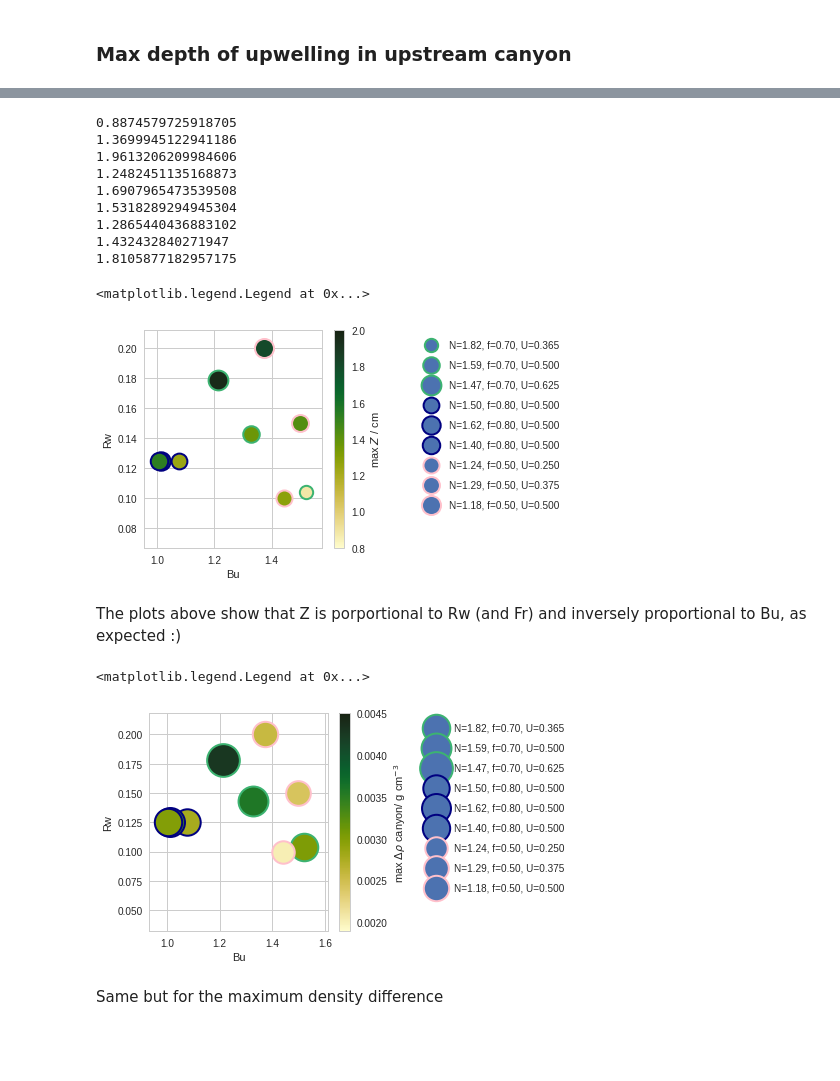
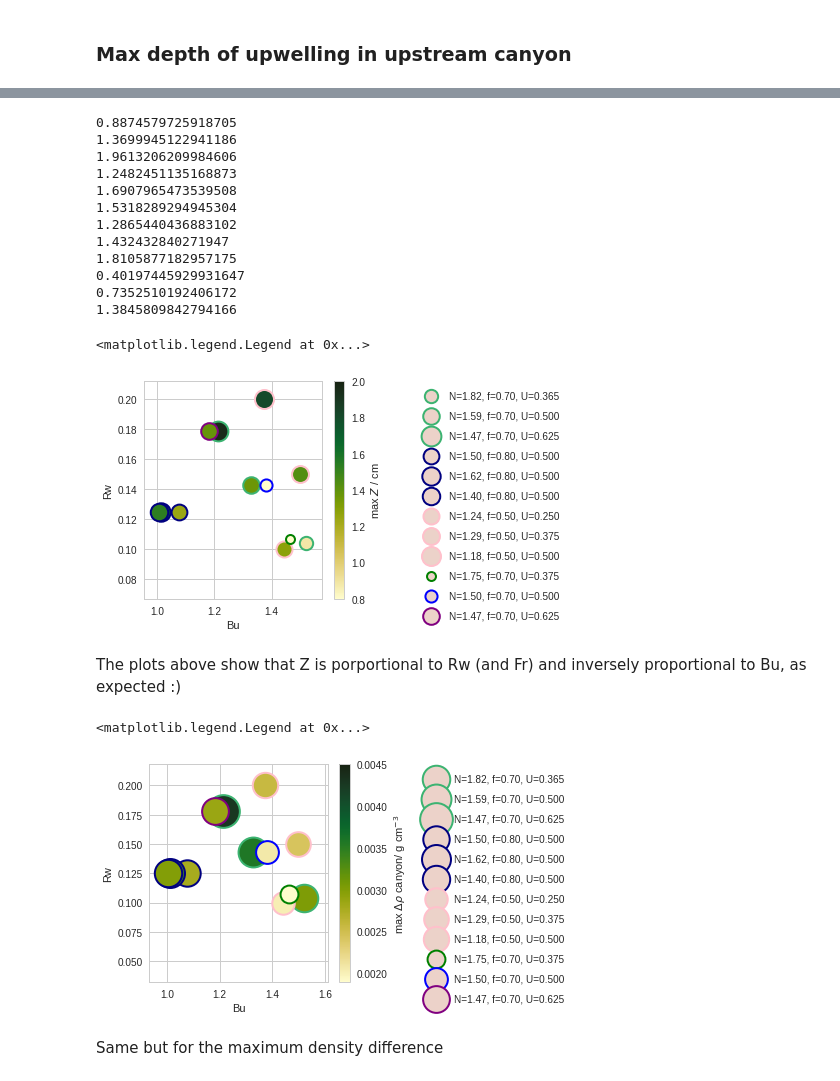
Before and after one commit to UBC-MOAD/MultipleCanyons, a Jupyter notebook: lab/Conduino/notebooks/all_experiments_one_canyon.ipynb, the cells around one changed output, grey strips where cells are left out. Saved outputs shown, nothing was run; the diff lists cells and outputs as text; code cells hidden in the pictures; blank space fills up the shorter version.

```diff
--- a/lab/Conduino/notebooks/all_experiments_one_canyon.ipynb
+++ b/lab/Conduino/notebooks/all_experiments_one_canyon.ipynb
@@ -227,5 +80,7 @@ S09 = {"date": "21Aug19",
 # %%
-exp_dicts = [S01, S02, S03, S04, S05, S06, S07,S08,S09]
+exp_dicts = [exdic.S01, exdic.S02, exdic.S03, exdic.S04,
+             exdic.S05, exdic.S06, exdic.S07, exdic.S08,
+             exdic.S09, exdic.S10, exdic.S11, exdic.S12]
 exp_num = len(exp_dicts) # number of experiment dictionaries
 
 colors = ['teal','darkorange','yellowgreen', 'tan']
@@ -398,11 +257,18 @@ for exp, kk in zip(exp_dicts, range(exp_num)):
 
         inertial_period = 1/((exp["fo"])/(2*np.pi))
         win = int(inertial_period/dt)
-        sca = ax1.plot(Bu,(np.max(ctools.filter_timeseries(dens1[0:2400]-dens1[0],winlen=win))),
+
+        if exp['date']=='22Aug19':
+            # Uncovered canyon
+            delta_rho = 1000*(np.max(ctools.filter_timeseries(dens2[0:2400]-dens2[0],winlen=win))) # kg/m^3
+        else:
+            delta_rho = 1000*(np.max(ctools.filter_timeseries(dens1[0:2400]-dens1[0],winlen=win))) # kg/m^3
+
+        sca = ax1.plot(Bu,np.max(delta_rho),
                        'o',color='limegreen', markeredgecolor='0.5', markeredgewidth=1)
-        sca2 = ax2.plot(Rw,(np.max(ctools.filter_timeseries(dens1[0:2400]-dens1[0],winlen=win))),
+        sca2 = ax2.plot(Rw,np.max(delta_rho),
                         'o',color='limegreen', markeredgecolor='0.5', markeredgewidth=1)
-        sca3 = ax3.plot(Fr,(np.max(ctools.filter_timeseries(dens1[0:2400]-dens1[0],winlen=win))),
+        sca3 = ax3.plot(Fr,np.max(delta_rho),
                         'o',color='limegreen', markeredgecolor='0.5', markeredgewidth=1)
 
 ax1.set_xlabel('Bu')
@@ -441,7 +307,11 @@ for exp, kk in zip(exp_dicts, range(exp_num)):
 
         inertial_period = 1/((exp["fo"])/(2*np.pi))
         win = int(inertial_period/dt)
-        delta_rho = 1000*(np.max(ctools.filter_timeseries(dens1[0:2400]-dens1[0],winlen=win))) # kg/m^3
+        if exp['date']=='22Aug19':
+            # Uncovered canyon
+            delta_rho = 1000*(np.max(ctools.filter_timeseries(dens2[0:2400]-dens2[0],winlen=win))) # kg/m^3
+        else:
+            delta_rho = 1000*(np.max(ctools.filter_timeseries(dens1[0:2400]-dens1[0],winlen=win))) # kg/m^3
         Z = 100*(g/rho0)*(delta_rho/N**2) #cm
         sca = ax1.plot(Bu,Z,
                        'o',color='limegreen', markeredgecolor='0.5', markeredgewidth=1)
@@ -484,7 +507,11 @@ for exp, kk in zip(exp_dicts, range(exp_num)):
 
         inertial_period = 1/((exp["fo"])/(2*np.pi))
         win = int(inertial_period/dt)
-        delta_rho = 1000*(np.max(ctools.filter_timeseries(dens1[0:2400]-dens1[0],winlen=win))) # kg/m^3
+        if exp['date']=='22Aug19':
+            # Uncovered canyon
+            delta_rho = 1000*(np.max(ctools.filter_timeseries(dens2[0:2400]-dens2[0],winlen=win))) # kg/m^3
+        else:
+            delta_rho = 1000*(np.max(ctools.filter_timeseries(dens1[0:2400]-dens1[0],winlen=win))) # kg/m^3
         Z = 100*(g/rho0)*(delta_rho/N**2) #cm
         print(Z)
         sca = ax1.scatter(Bu,Rw,
@@ -511,8 +538,11 @@ ax1.legend(bbox_to_anchor=(1.5,1),labelspacing=1)
 1.2865440436883102
 1.432432840271947
 1.8105877182957175
+0.40197445929931647
+0.7352510192406172
+1.3845809842794166
 <matplotlib.legend.Legend at 0x...>
-[figure, old version]
+[figure, new version]
 # %% [markdown]
 The plots above show that Z is porportional to Rw (and Fr) and inversely proportional to Bu, as expected :)
 # %%
@@ -529,36 +559,43 @@ for exp, kk in zip(exp_dicts, range(exp_num)):
         P2 = mat['ch2']
         dt = mat['dt']
         time = mat['time']
         if exp['calibration']=='09Aug19':
             dens1 = ctools.densANK1_09Aug19(P1)
             dens2 = ctools.densANK2_09Aug19(P2)
         else:
             dens1 = ctools.densANK1_17Aug19(P1)
             dens2 = ctools.densANK2_17Aug19(P2)
         W = 5 # cm
         N =((9.81/998.5)*((1000*exp["rho_sb"][ii]-1000*exp["rho_top"][ii])/(exp["hsb"]*0.01)))**0.5
         Bu = N*exp["hsb"]/(exp["fo"]*W)
         Rw = exp["U"]/(exp["fo"]*W)
 
         inertial_period = 1/((exp["fo"])/(2*np.pi))
         win = int(inertial_period/dt)
+
+        if exp['date']=='22Aug19':
+            # Uncovered canyon
+            delta_rho = (np.max(ctools.filter_timeseries(dens2[0:2400]-dens2[0],winlen=win))) # kg/m^3
+        else:
+            delta_rho = (np.max(ctools.filter_timeseries(dens1[0:2400]-dens1[0],winlen=win))) # kg/m^3
+
         sca = ax1.scatter(Bu,Rw,
-                          s=250000*(np.max(ctools.filter_timeseries(dens1[0:2400]-dens1[0],winlen=win))),
-                          c=np.max(ctools.filter_timeseries(dens1[0:2400]-dens1[0],winlen=win)),
+                          s=250000*(np.max(delta_rho)),
+                          c=np.max(delta_rho),
                           cmap=cmo.cm.speed,
                           vmax=0.0045,
                           vmin=0.0019,
                           marker='o',edgecolors=exp["color"],linewidth=2,
                           label=('N=%1.2f, f=%1.2f, U=%1.3f' %(exp["Nshelf"],exp["fo"],exp["U"])))
 
 cb = plt.colorbar(sca)
 cb.set_label(r'max $\Delta \rho$ canyon/ g cm$^{-3}$')
 ax1.set_xlabel('Bu')
 ax1.set_ylabel('Rw')
 ax1.legend(bbox_to_anchor=(1.5,1),labelspacing=1)
 # %% [output]
 <matplotlib.legend.Legend at 0x...>
-[figure, old version]
+[figure, new version]
 # %% [markdown]
 Same but for the maximum density difference
 # %% [markdown]
```
Also changed, not shown: parts of 15 cells of this notebook, 1 other file.
